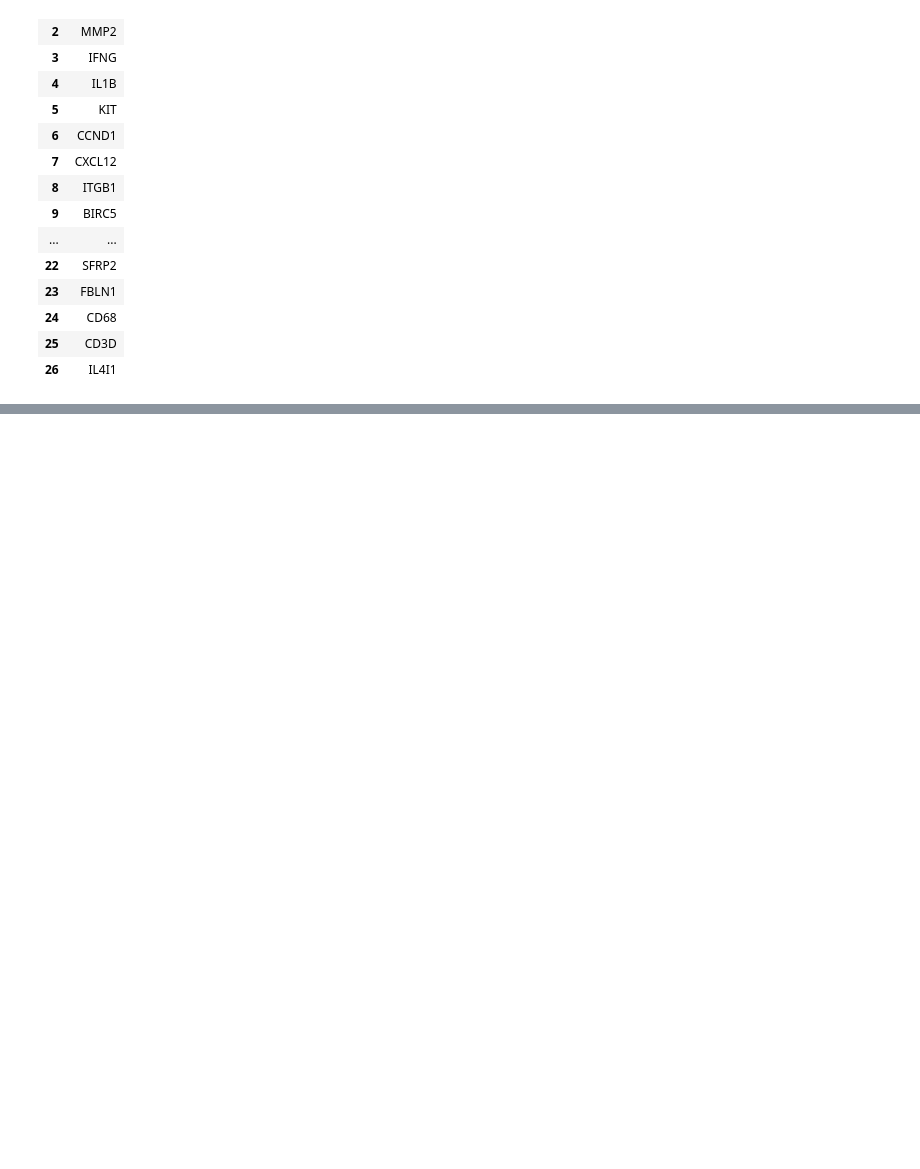
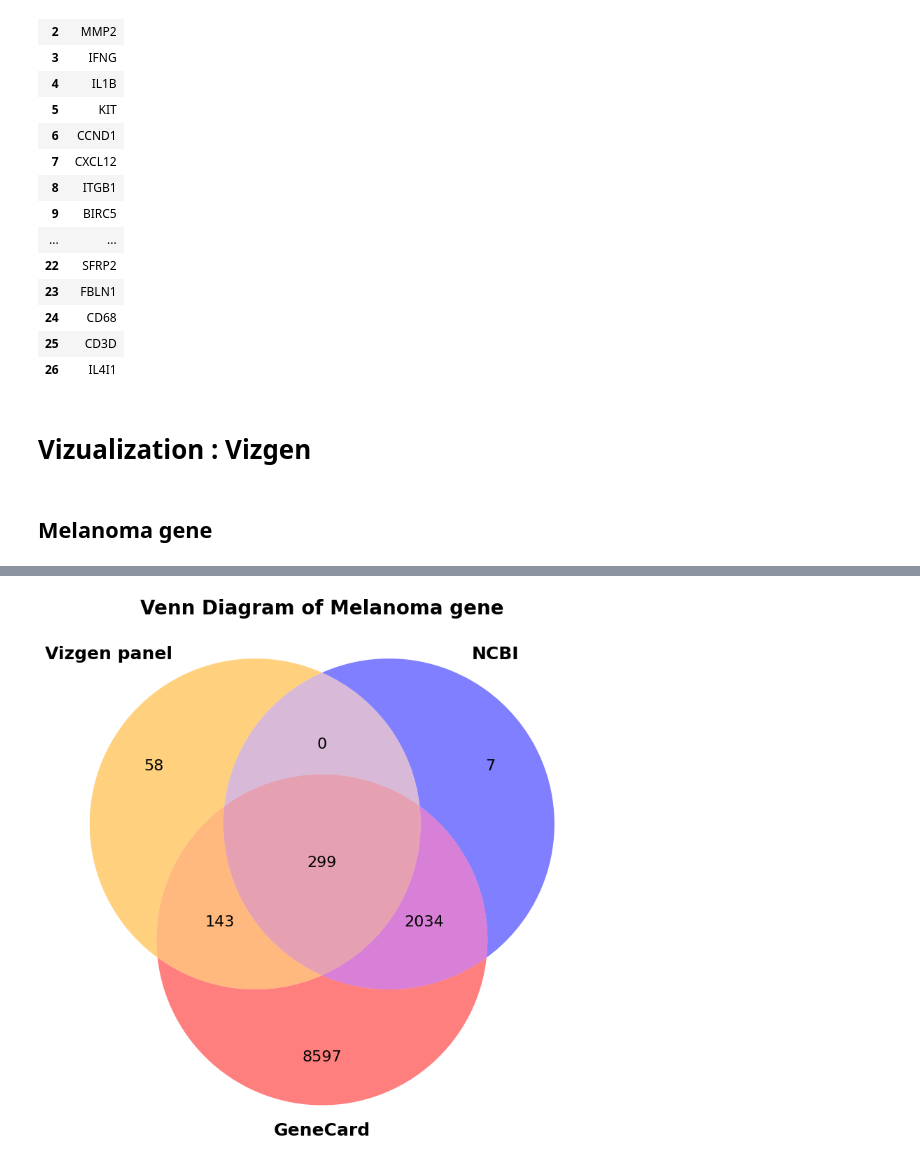
Before and after one commit to manudsanun/python_dataviz2024, a Jupyter notebook: Immuno_oncology_Gene_Panel__Gene_List_2.ipynb, the cells around one changed output, grey strips where cells are left out. Saved outputs shown, nothing was run; the diff lists cells and outputs as text; code cells hidden in the pictures; blank space fills up the shorter version.

Commit message:
Vizgen & Xenium : Melanoma + Hapatocellular carcionoma (HCC)

```diff
--- a/Immuno_oncology_Gene_Panel__Gene_List_2.ipynb
+++ b/Immuno_oncology_Gene_Panel__Gene_List_2.ipynb
@@ -29,3 +29,6 @@ ncbi
 | 2340 | 9606 | Homo sapiens | 100847051 | 0 | live | MIR5194 | mir-5194 | microRNA 5194 | hsa-mir-5194 | ... |
 | 2341 | 9606 | Homo sapiens | 101927559 | 0 | live | CEBPB-AS1 | NaN | CEBPB antisense RNA 1 | NaN | ... |
 2342 rows × 18 columns
+# %%
+ncbi1 = ncbi['Symbol']
+ncbi1
@@ -474,3 +532,7 @@ Melanoma_xeviz
 | 24 | CD68 |
 | 25 | CD3D |
 | 26 | IL4I1 |
+# %% [markdown]
+# Vizualization : Vizgen
+# %% [markdown]
+## Melanoma gene
@@ -476,0 +541,33 @@ Melanoma_xeviz
+# %%
+from matplotlib_venn import venn3_unweighted # venn3_unweighted วงกลมที่ได้ไม่ได้มีขนาดตามค่าจรืง
+
+plt.figure(figsize=(10,10))
+plt.title("Venn Diagram of Melanoma gene",
+          fontsize=20,
+          fontname="Times New Roman"
+          , fontweight='bold')
+
+set1 = set(panel1)
+set2 = set(ncbi1)
+set3 = set(GeneCard1)
+
+v = venn3_unweighted(subsets=([set1, set2, set3]),
+	set_labels=('Vizgen panel', 'NCBI', 'GeneCard'),alpha=0.5,
+	set_colors=("orange", "blue", "red"))
+
+# เปลี่ยนขนาดตัวเลขภายในวงกลม
+for text in v.subset_labels:
+    if text is not None:  # Add a condition to check for None
+        text.set_fontsize(16) # กำหนดขนาดตัวเลข
+        text.set_fontname("Times New Roman")
+
+# เปลี่ยนขนาดตัวอักษรของ set_labels
+for text in v.set_labels:
+    if text is not None:  # Add a condition to check for None
+        text.set_fontsize(18)  # กำหนดขนาดตัวอักษร
+        text.set_fontname("Times New Roman")
+        text.set_fontweight('bold')
+
+
+plt.show()
+# %% [output]
@@ -476,0 +591 @@ Melanoma_xeviz
+[figure, added]
```
Also changed, not shown: parts of 10 cells of this notebook.
